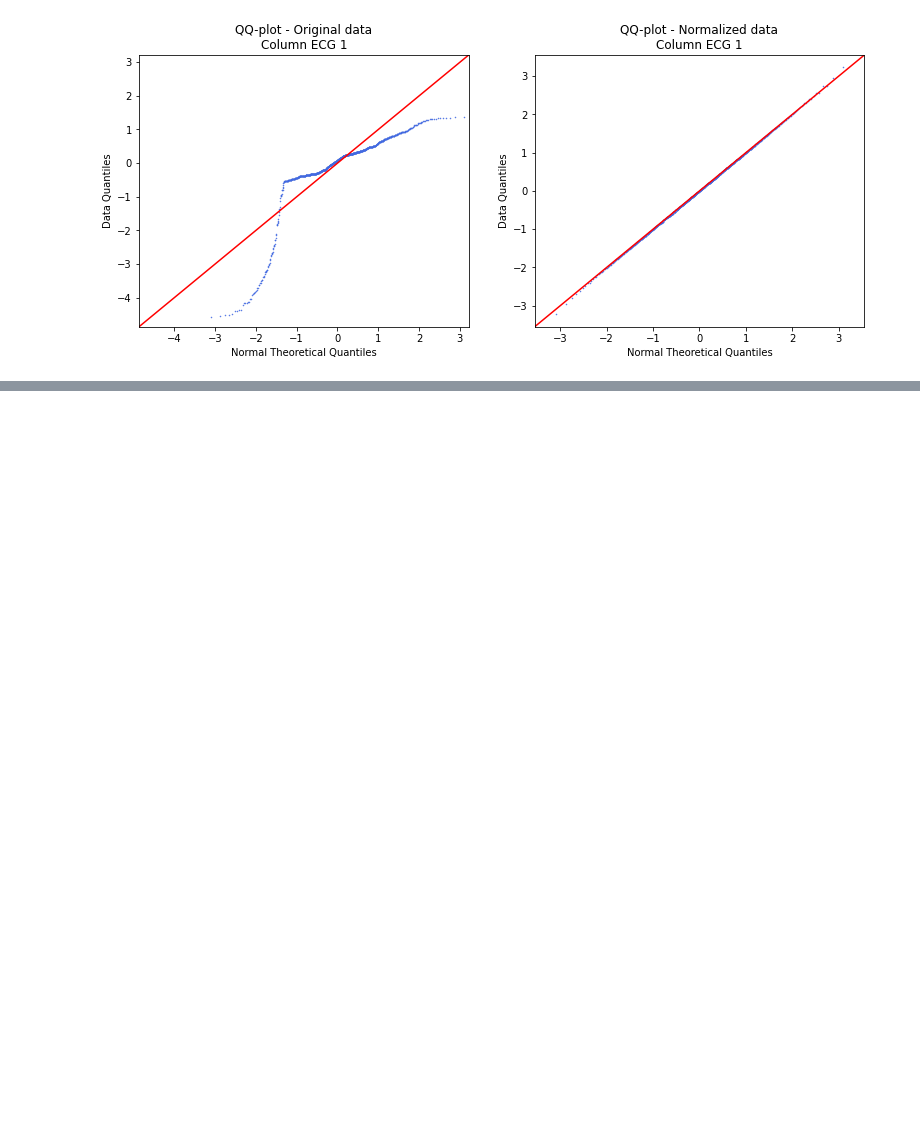
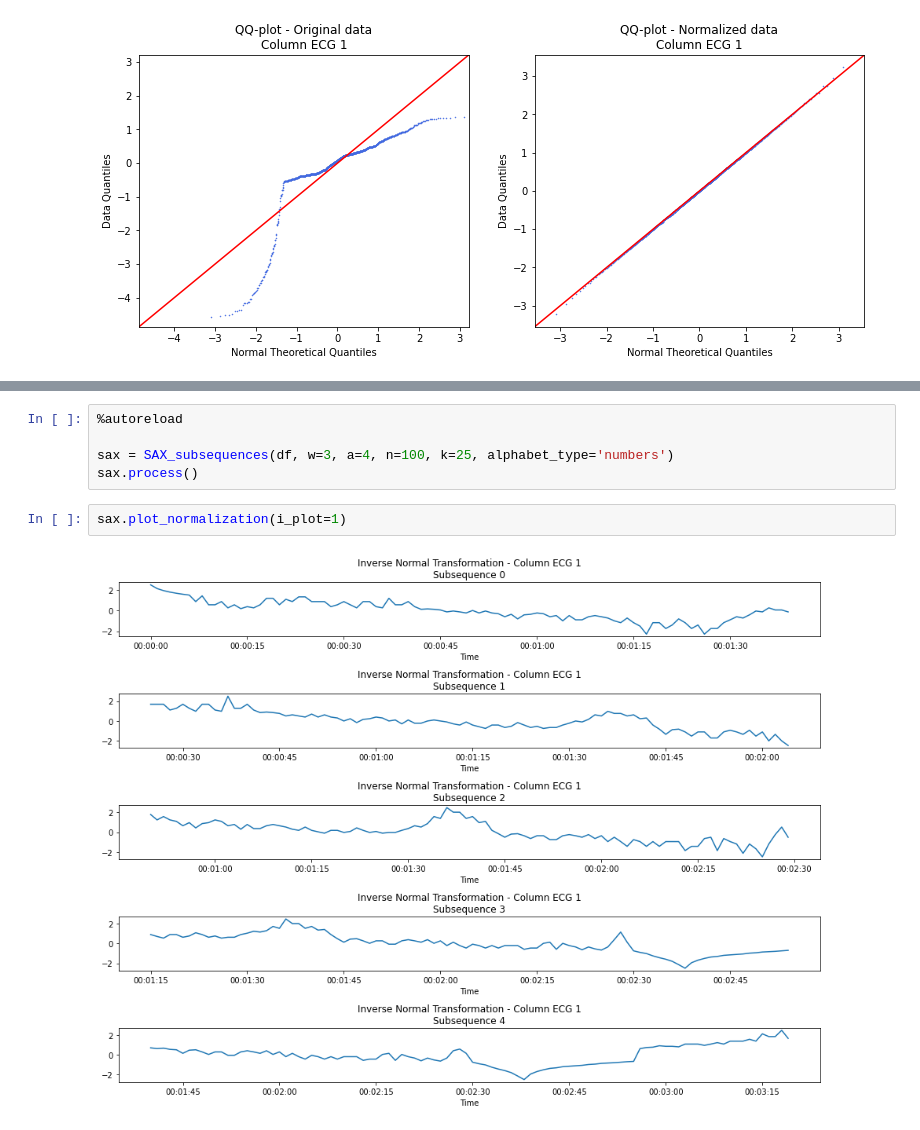
Before and after one commit to axelroques/SAX, a Jupyter notebook: sax.ipynb, the cells around one changed output, grey strips where cells are left out. Drawn from its saved outputs; the diff is of its cells as text; blank space fills up the shorter version.

```diff
--- a/sax.ipynb
+++ b/sax.ipynb
@@ -34,0 +32,9 @@ sax.plot_discretization(i_plot=1)
+# %%
+%autoreload
+
+sax = SAX_subsequences(df, w=3, a=4, n=100, k=25, alphabet_type='numbers')
+sax.process()
+# %%
+sax.plot_normalization(i_plot=1)
+# %% [output]
+[figure, added]
```
Also changed, not shown: parts of 4 cells of this notebook, 7 other files.
